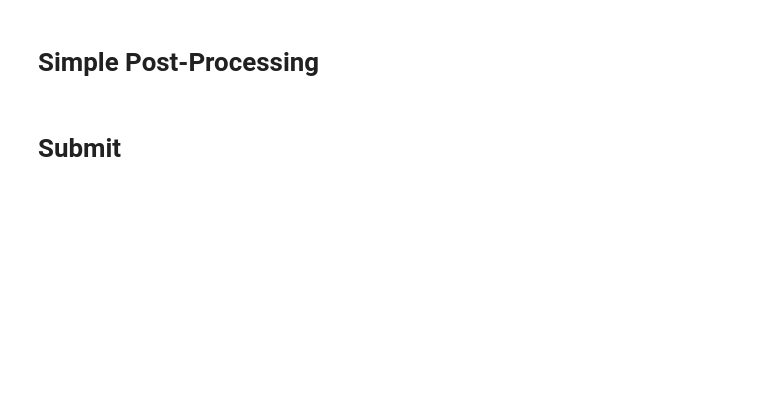
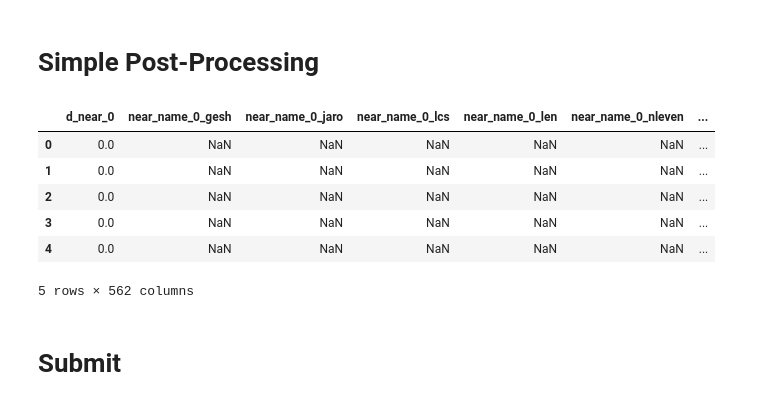
Before and after one commit to How-Wang/Foursquare-Location-Matching, a Jupyter notebook: baseline.ipynb, the cells around one changed output. Cells and saved outputs as stored; diff of their text form; code cells hidden in the pictures; blank space fills up the shorter version.

```diff
--- a/baseline.ipynb
+++ b/baseline.ipynb
@@ -460,7 +465,7 @@ len(train)
 # %% [output]
 1138812
 # %%
-training_data = train.sample(frac=0.05, random_state=25)
+training_data = train.sample(frac=0.2, random_state=25)
 # %%
 len(training_data)
 # %% [output]
@@ -680,6 +714,16 @@ def postprocess(df):
 #train = postprocess(train)
 test = postprocess(test)
 # print(f"CV: {get_score(train):.6f}")
+# %%
+test
+# %% [output]
+|  | d_near_0 | near_name_0_gesh | near_name_0_jaro | near_name_0_lcs | near_name_0_len | near_name_0_nleven | ... |
+| 0 | 0.0 | NaN | NaN | NaN | NaN | NaN | ... |
+| 1 | 0.0 | NaN | NaN | NaN | NaN | NaN | ... |
+| 2 | 0.0 | NaN | NaN | NaN | NaN | NaN | ... |
+| 3 | 0.0 | NaN | NaN | NaN | NaN | NaN | ... |
+| 4 | 0.0 | NaN | NaN | NaN | NaN | NaN | ... |
+5 rows × 562 columns
 # %% [markdown]
 # Submit
 # %%
```
Also changed, not shown: parts of 20 cells of this notebook, 6 other files.
